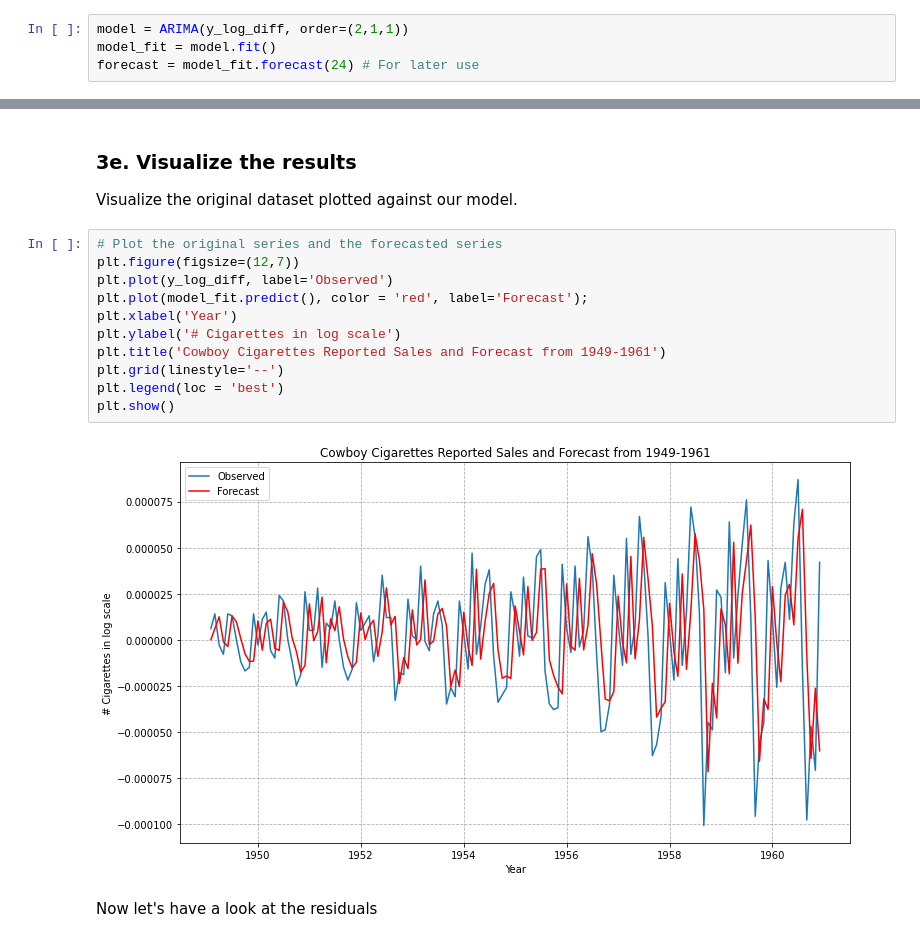
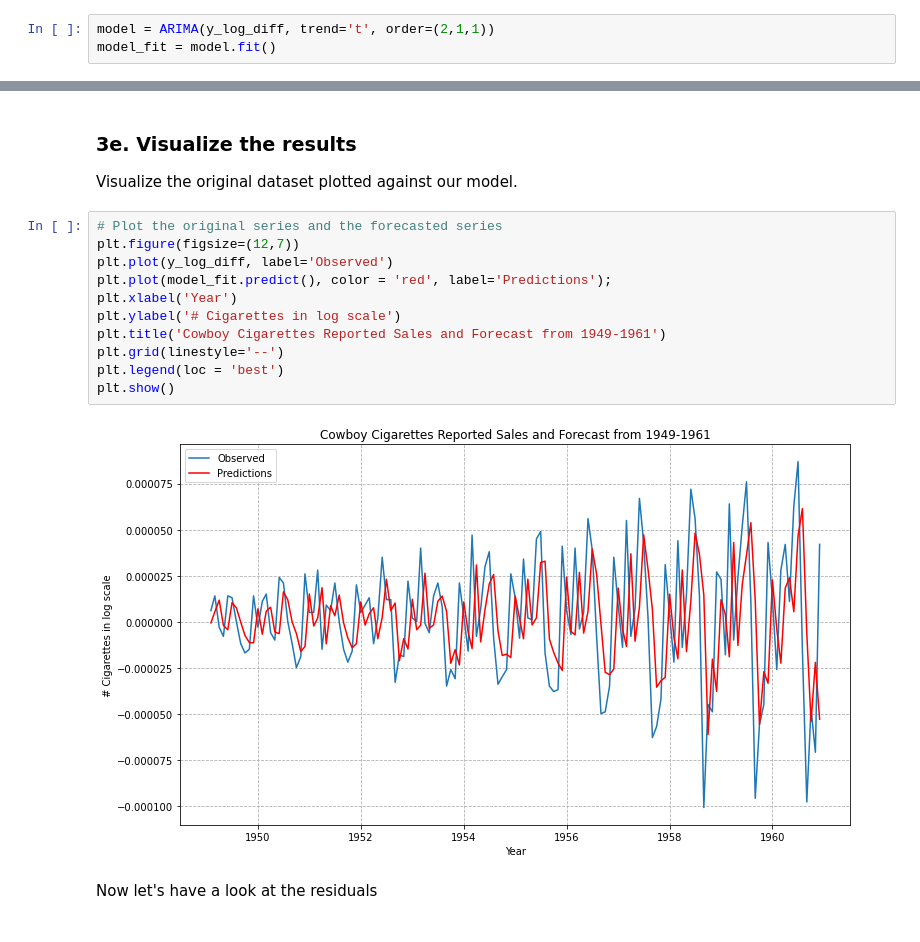
Before and after one commit to pablo-git8/Springboard-DS-Career-Track, a Jupyter notebook: Unit21-1_CowboyCigarretes_CS/Cowboy Cigarettes Case Study - Tier 3.ipynb, the cells around one changed output, grey strips where cells are left out. Drawn from its saved outputs; the diff is of its cells as text.

```diff
--- a/Unit21-1_CowboyCigarretes_CS/Cowboy Cigarettes Case Study - Tier 3.ipynb
+++ b/Unit21-1_CowboyCigarretes_CS/Cowboy Cigarettes Case Study - Tier 3.ipynb
@@ -532,9 +532,8 @@ Best ARIMA(2, 1, 1) MSE=2.2269638116974753e-09
 # %% [markdown]
 So the best p,d, q, parameters for our ARIMA model are 2, 1, 1 respectively. Now we know this, we can build the model.
 # %%
-model = ARIMA(y_log_diff, order=(2,1,1))
+model = ARIMA(y_log_diff, trend='t', order=(2,1,1))
 model_fit = model.fit()
-forecast = model_fit.forecast(24) # For later use
 # %% [markdown]
 We can take a look at a summary of the model this library has built around our data.
 # %%
@@ -564,16 +563,16 @@ Visualize the original dataset plotted against our model.
 # %%
 # Plot the original series and the forecasted series
 plt.figure(figsize=(12,7))
 plt.plot(y_log_diff, label='Observed')
-plt.plot(model_fit.predict(), color = 'red', label='Forecast');
+plt.plot(model_fit.predict(), color = 'red', label='Predictions');
 plt.xlabel('Year')
 plt.ylabel('# Cigarettes in log scale')
 plt.title('Cowboy Cigarettes Reported Sales and Forecast from 1949-1961')
 plt.grid(linestyle='--')
 plt.legend(loc = 'best')
 plt.show()
 # %% [output]
-[figure, old version]
+[figure, new version]
 # %% [markdown]
 Now let's have a look at the residuals
 # %%
```
Also changed, not shown: parts of 7 cells of this notebook.
